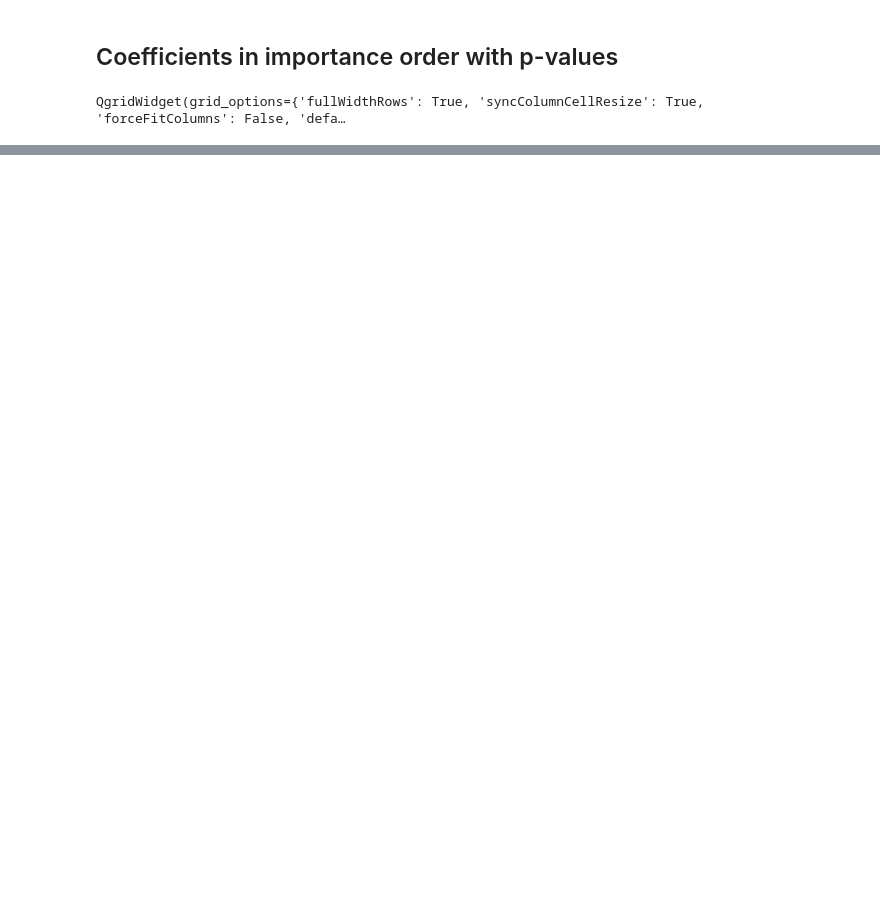
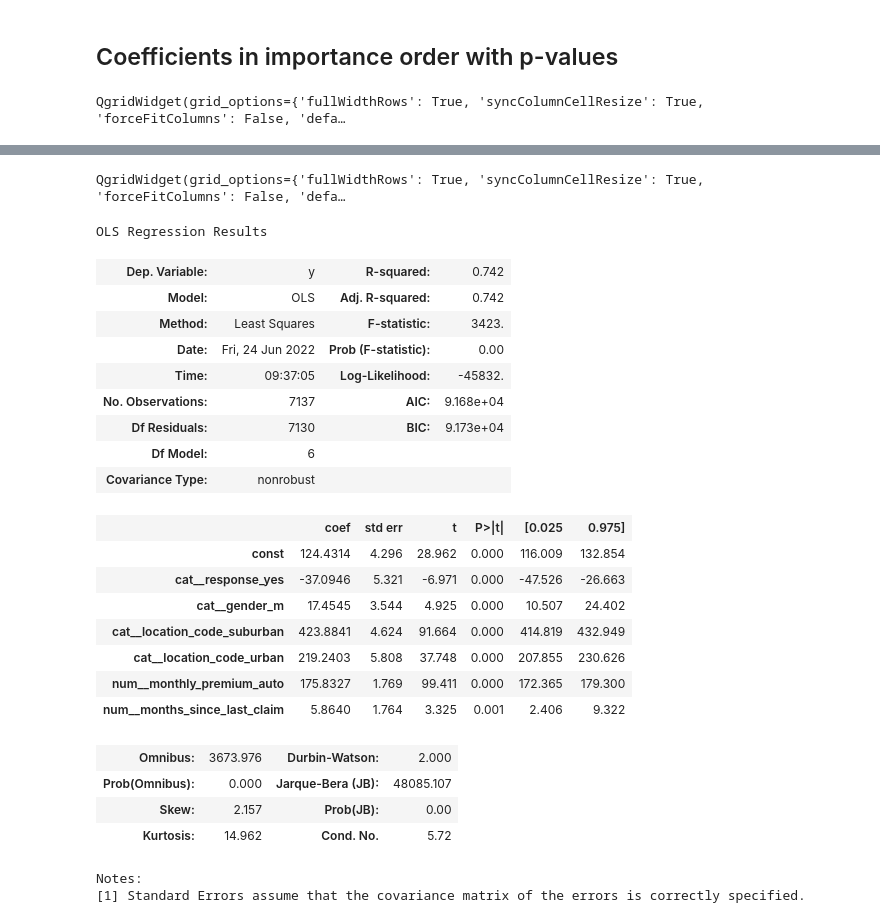
Before and after one commit to reuip/Ironhack-Labs, a Jupyter notebook: Case Studies/Customer Analysis Case Study/Customer Analysis Modelling Lab.ipynb, the cells around one changed output, grey strips where cells are left out. Drawn from its saved outputs; the diff is of its cells as text; code cells hidden in the pictures; blank space fills up the shorter version.

```diff
--- a/Case Studies/Customer Analysis Case Study/Customer Analysis Modelling Lab.ipynb
+++ b/Case Studies/Customer Analysis Case Study/Customer Analysis Modelling Lab.ipynb
@@ -361 +376,40 @@ Name: standard_scaler__months_since_last_claim, dtype: float64
 What column to drop?done
+# %%
+def top_features():
+    features_importance = pd.DataFrame(data={
+    'Importance': abs(model.params[1:]),
+    'Coefficient': model.params[1:], 'P-value': round(model.pvalues[1:],4)})
+    features_importance = features_importance.sort_values(by='Importance', ascending=False)
+    return features_importance
+
+features_importance=top_features()
+qgrid.show_grid(features_importance,grid_options={'forceFitColumns': False})
+# %% [output]
+QgridWidget(grid_options={'fullWidthRows': True, 'syncColumnCellResize': True, 'forceFitColumns': False, 'defa…
+# %%
+model.summary()
+# %% [output]
+OLS Regression Results
+| Dep. Variable: | y | R-squared: | 0.742 |
+| Model: | OLS | Adj. R-squared: | 0.742 |
+| Method: | Least Squares | F-statistic: | 3423. |
+| Date: | Fri, 24 Jun 2022 | Prob (F-statistic): | 0.00 |
+| Time: | 09:37:05 | Log-Likelihood: | -45832. |
+| No. Observations: | 7137 | AIC: | 9.168e+04 |
+| Df Residuals: | 7130 | BIC: | 9.173e+04 |
+| Df Model: | 6 |  |  |
+| Covariance Type: | nonrobust |  |  |
+|  | coef | std err | t | P>|t| | [0.025 | 0.975] |
+| const | 124.4314 | 4.296 | 28.962 | 0.000 | 116.009 | 132.854 |
+| cat__response_yes | -37.0946 | 5.321 | -6.971 | 0.000 | -47.526 | -26.663 |
+| cat__gender_m | 17.4545 | 3.544 | 4.925 | 0.000 | 10.507 | 24.402 |
+| cat__location_code_suburban | 423.8841 | 4.624 | 91.664 | 0.000 | 414.819 | 432.949 |
+| cat__location_code_urban | 219.2403 | 5.808 | 37.748 | 0.000 | 207.855 | 230.626 |
+| num__monthly_premium_auto | 175.8327 | 1.769 | 99.411 | 0.000 | 172.365 | 179.300 |
+| num__months_since_last_claim | 5.8640 | 1.764 | 3.325 | 0.001 | 2.406 | 9.322 |
+| Omnibus: | 3673.976 | Durbin-Watson: | 2.000 |
+| Prob(Omnibus): | 0.000 | Jarque-Bera (JB): | 48085.107 |
+| Skew: | 2.157 | Prob(JB): | 0.00 |
+| Kurtosis: | 14.962 | Cond. No. | 5.72 |
+Notes:
+[1] Standard Errors assume that the covariance matrix of the errors is correctly specified.
```
Also changed, not shown: parts of 12 cells of this notebook, 1 other file.
